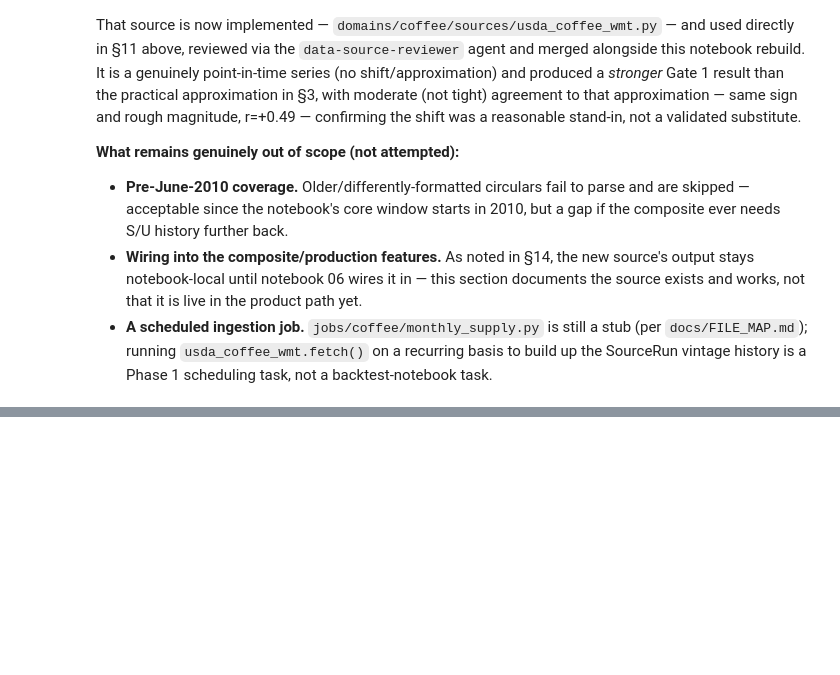
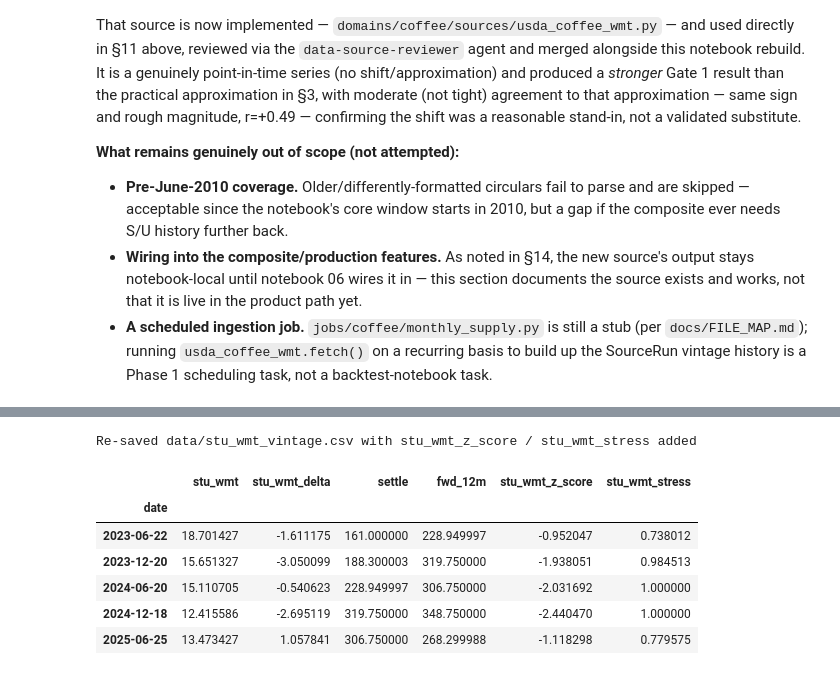
Before and after one commit to abhirajp97/greensignal, a Jupyter notebook: notebooks/coffee_backtests/04_usda_supply_signal.ipynb, the cells around one changed output, grey strips where cells are left out. Saved outputs shown, nothing was run; the diff lists cells and outputs as text; code cells hidden in the pictures; blank space fills up the shorter version.

```diff
--- a/notebooks/coffee_backtests/04_usda_supply_signal.ipynb
+++ b/notebooks/coffee_backtests/04_usda_supply_signal.ipynb
@@ -929,0 +1000,17 @@ substitute.
+# %%
+# Re-save stu_wmt_vintage.csv with the new true-vintage z-score/stress columns
+# added — notebook 06 reads this file to build stu_true_stress into the composite.
+wmt_m['stu_wmt_z_score'] = wmt_df['stu_wmt_z_score']
+wmt_m['stu_wmt_stress'] = wmt_df['stu_wmt_stress']
+wmt_m.to_csv('data/stu_wmt_vintage.csv')
+print('Re-saved data/stu_wmt_vintage.csv with stu_wmt_z_score / stu_wmt_stress added')
+wmt_m.tail()
+# %% [output]
+Re-saved data/stu_wmt_vintage.csv with stu_wmt_z_score / stu_wmt_stress added
+|  | stu_wmt | stu_wmt_delta | settle | fwd_12m | stu_wmt_z_score | stu_wmt_stress |
+| date |  |  |  |  |  |  |
+| 2023-06-22 | 18.701427 | -1.611175 | 161.000000 | 228.949997 | -0.952047 | 0.738012 |
+| 2023-12-20 | 15.651327 | -3.050099 | 188.300003 | 319.750000 | -1.938051 | 0.984513 |
+| 2024-06-20 | 15.110705 | -0.540623 | 228.949997 | 306.750000 | -2.031692 | 1.000000 |
+| 2024-12-18 | 12.415586 | -2.695119 | 319.750000 | 348.750000 | -2.440470 | 1.000000 |
+| 2025-06-25 | 13.473427 | 1.057841 | 306.750000 | 268.299988 | -1.118298 | 0.779575 |
```
Also changed, not shown: parts of 17 cells of this notebook, 10 other files.
